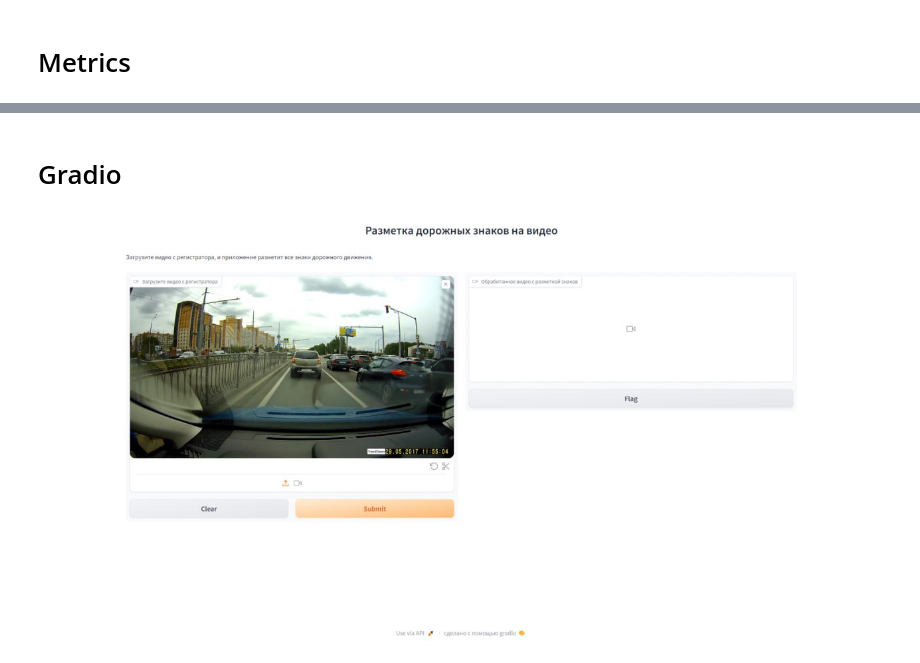
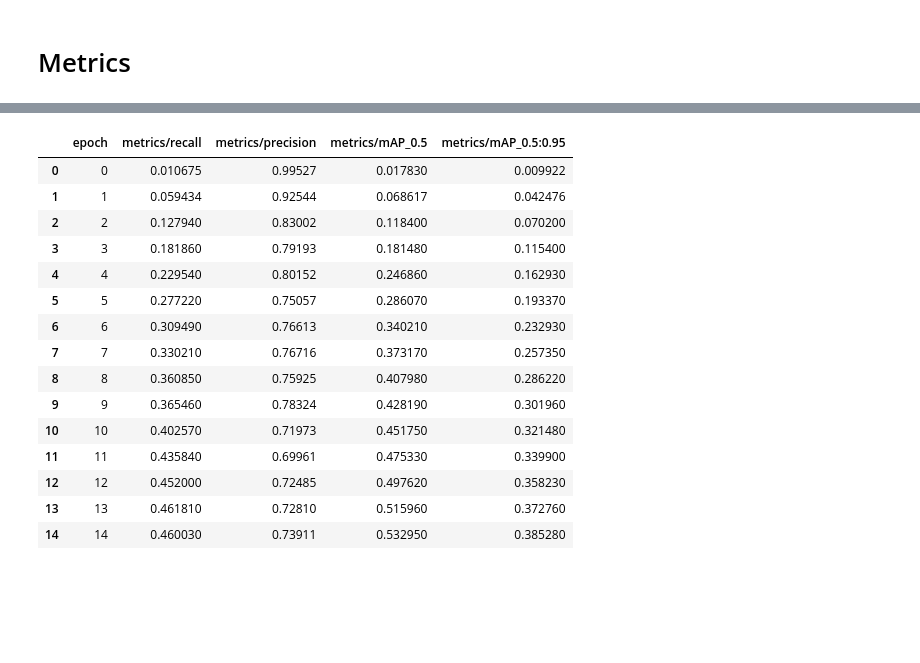
Before and after one commit to DmitryChatBotov/traffic-sign-recognition, a Jupyter notebook: notebooks/train_yolo.ipynb, the cells around one changed output, grey strips where cells are left out. Drawn from its saved outputs; the diff is of its cells as text; code cells hidden in the pictures; blank space fills up the shorter version.

```diff
--- a/notebooks/train_yolo.ipynb
+++ b/notebooks/train_yolo.ipynb
@@ -252,8 +356,8 @@ Speed: 7.5ms pre-process, 8.5ms inference, 1.5ms NMS per image at shape (1, 3, 3
 # %%
-import pandas as pd
 import matplotlib.pyplot as plt
 
-metrics = pd.read_csv('C:/Users/Xiaomi/Downloads/results.csv')
+
+metrics = pd.read_csv('/kaggle/working/yolov5/runs/train/exp/results.csv')
 
 plt.plot(
     metrics['               epoch'],
@@ -274,4 +377,19 @@ plt.legend()
-# %% [markdown]
-# Gradio
-# %% [markdown]
-![image.png](attachment:image.png)
+# %%
+metrics[['               epoch', '      metrics/recall', '   metrics/precision', '     metrics/mAP_0.5', 'metrics/mAP_0.5:0.95']]
+# %% [output]
+|  | epoch | metrics/recall | metrics/precision | metrics/mAP_0.5 | metrics/mAP_0.5:0.95 |
+| 0 | 0 | 0.010675 | 0.99527 | 0.017830 | 0.009922 |
+| 1 | 1 | 0.059434 | 0.92544 | 0.068617 | 0.042476 |
+| 2 | 2 | 0.127940 | 0.83002 | 0.118400 | 0.070200 |
+| 3 | 3 | 0.181860 | 0.79193 | 0.181480 | 0.115400 |
+| 4 | 4 | 0.229540 | 0.80152 | 0.246860 | 0.162930 |
+| 5 | 5 | 0.277220 | 0.75057 | 0.286070 | 0.193370 |
+| 6 | 6 | 0.309490 | 0.76613 | 0.340210 | 0.232930 |
+| 7 | 7 | 0.330210 | 0.76716 | 0.373170 | 0.257350 |
+| 8 | 8 | 0.360850 | 0.75925 | 0.407980 | 0.286220 |
+| 9 | 9 | 0.365460 | 0.78324 | 0.428190 | 0.301960 |
+| 10 | 10 | 0.402570 | 0.71973 | 0.451750 | 0.321480 |
+| 11 | 11 | 0.435840 | 0.69961 | 0.475330 | 0.339900 |
+| 12 | 12 | 0.452000 | 0.72485 | 0.497620 | 0.358230 |
+| 13 | 13 | 0.461810 | 0.72810 | 0.515960 | 0.372760 |
+| 14 | 14 | 0.460030 | 0.73911 | 0.532950 | 0.385280 |
```
Also changed, not shown: parts of 26 cells of this notebook, 1 other file.
